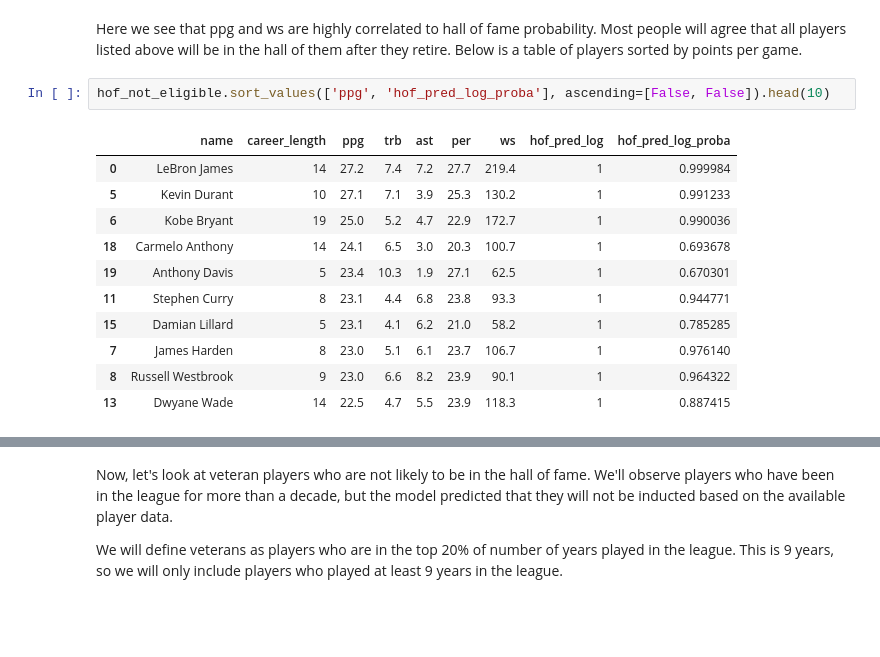
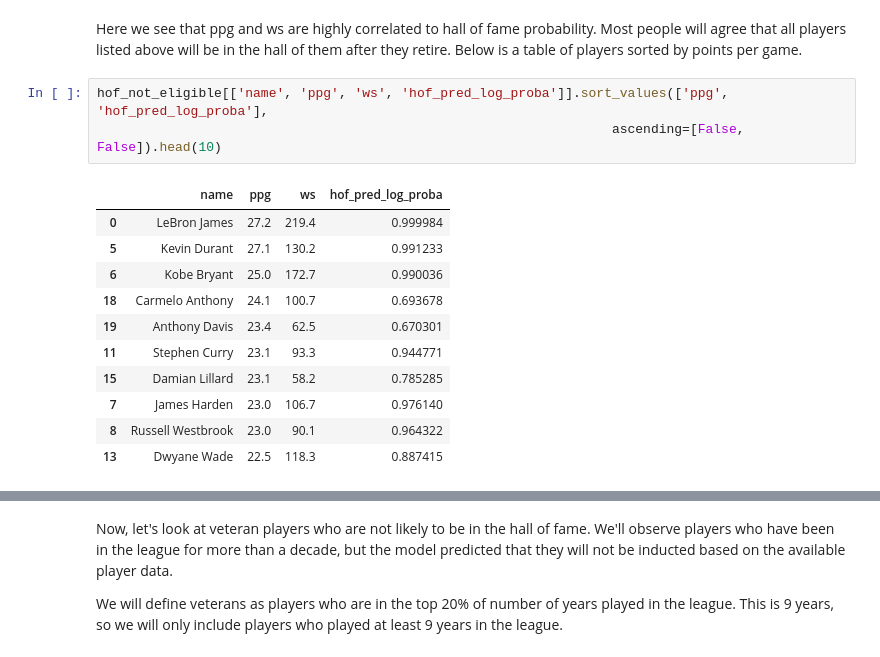
Before and after one commit to ymericson/NBA-player-info, a Jupyter notebook: NBA Hall of Fame - ML.ipynb, the cells around one changed output, grey strips where cells are left out. Cells and saved outputs as stored; diff of their text form; blank space fills up the shorter version.

```diff
--- a/NBA Hall of Fame - ML.ipynb
+++ b/NBA Hall of Fame - ML.ipynb
@@ -553,16 +553,17 @@ plt.savefig('all-graphs/hof_pred.png')
 # %% [markdown]
 Here we see that ppg and ws are highly correlated to hall of fame probability. Most people will agree that all players listed above will be in the hall of them after they retire. Below is a table of players sorted by points per game.
 # %%
-hof_not_eligible.sort_values(['ppg', 'hof_pred_log_proba'], ascending=[False, False]).head(10)
+hof_not_eligible[['name', 'ppg', 'ws', 'hof_pred_log_proba']].sort_values(['ppg', 'hof_pred_log_proba'],
+                                                                  ascending=[False, False]).head(10)
 # %% [output]
-|  | name | career_length | ppg | trb | ast | per | ws | hof_pred_log | hof_pred_log_proba |
-| 0 | LeBron James | 14 | 27.2 | 7.4 | 7.2 | 27.7 | 219.4 | 1 | 0.999984 |
-| 5 | Kevin Durant | 10 | 27.1 | 7.1 | 3.9 | 25.3 | 130.2 | 1 | 0.991233 |
-| 6 | Kobe Bryant | 19 | 25.0 | 5.2 | 4.7 | 22.9 | 172.7 | 1 | 0.990036 |
-| 18 | Carmelo Anthony | 14 | 24.1 | 6.5 | 3.0 | 20.3 | 100.7 | 1 | 0.693678 |
-| 19 | Anthony Davis | 5 | 23.4 | 10.3 | 1.9 | 27.1 | 62.5 | 1 | 0.670301 |
-| 11 | Stephen Curry | 8 | 23.1 | 4.4 | 6.8 | 23.8 | 93.3 | 1 | 0.944771 |
-| 15 | Damian Lillard | 5 | 23.1 | 4.1 | 6.2 | 21.0 | 58.2 | 1 | 0.785285 |
-| 7 | James Harden | 8 | 23.0 | 5.1 | 6.1 | 23.7 | 106.7 | 1 | 0.976140 |
-| 8 | Russell Westbrook | 9 | 23.0 | 6.6 | 8.2 | 23.9 | 90.1 | 1 | 0.964322 |
-| 13 | Dwyane Wade | 14 | 22.5 | 4.7 | 5.5 | 23.9 | 118.3 | 1 | 0.887415 |
+|  | name | ppg | ws | hof_pred_log_proba |
+| 0 | LeBron James | 27.2 | 219.4 | 0.999984 |
+| 5 | Kevin Durant | 27.1 | 130.2 | 0.991233 |
+| 6 | Kobe Bryant | 25.0 | 172.7 | 0.990036 |
+| 18 | Carmelo Anthony | 24.1 | 100.7 | 0.693678 |
+| 19 | Anthony Davis | 23.4 | 62.5 | 0.670301 |
+| 11 | Stephen Curry | 23.1 | 93.3 | 0.944771 |
+| 15 | Damian Lillard | 23.1 | 58.2 | 0.785285 |
+| 7 | James Harden | 23.0 | 106.7 | 0.976140 |
+| 8 | Russell Westbrook | 23.0 | 90.1 | 0.964322 |
+| 13 | Dwyane Wade | 22.5 | 118.3 | 0.887415 |
```
Also changed, not shown: parts of 4 cells of this notebook, 3 other files.
